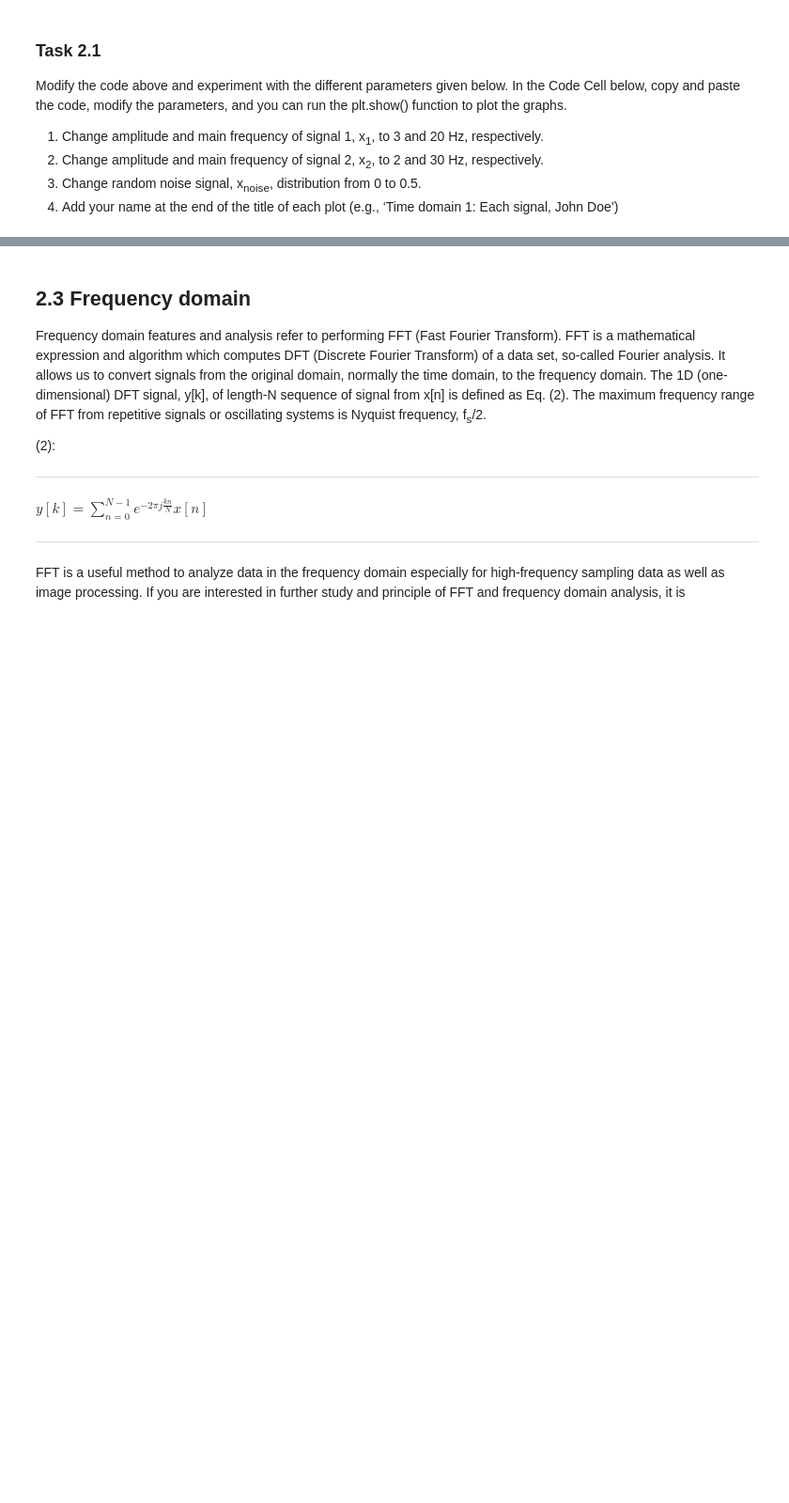
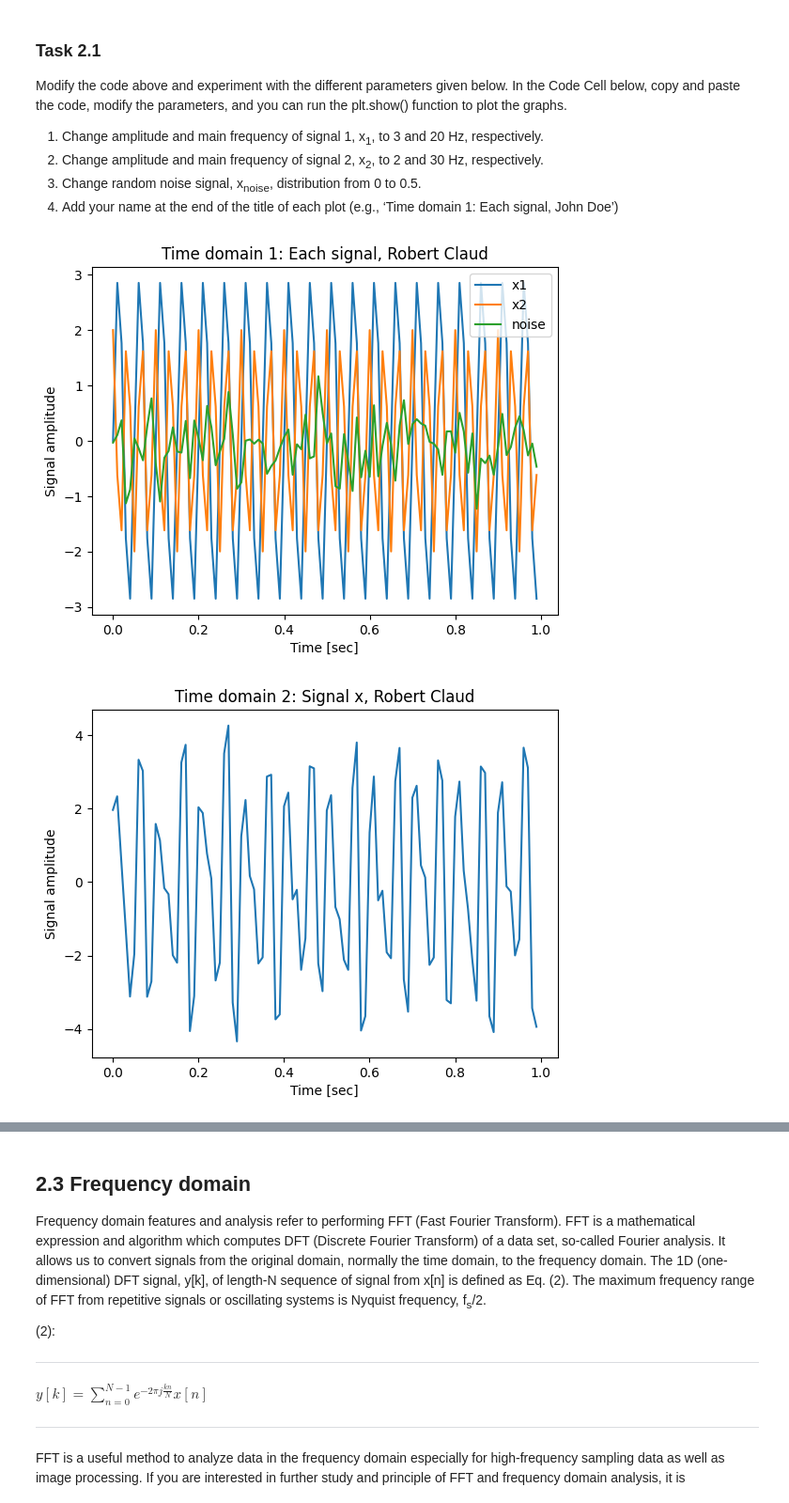
Before and after one commit to rd908213/ME-597-IIoT, a Jupyter notebook: lab/lab2/PL2_Colab2.ipynb, the cells around one changed output, grey strips where cells are left out. Shown at 94% size. Cells and saved outputs as stored; diff of their text form; code cells hidden in the pictures; blank space fills up the shorter version.

```diff
--- a/lab/lab2/PL2_Colab2.ipynb
+++ b/lab/lab2/PL2_Colab2.ipynb
@@ -84,3 +85,46 @@ Modify the code above and experiment with the different parameters given below.
+# %%
+#Write your code here.
+import numpy as np
+import matplotlib
+#matplotlib.use('tkagg')
+import matplotlib.pyplot as plt
+
+fs = 100 # sampling frequency, fs = 100 Hz
+T = 1/fs # sampling period, T = 1/100 [sec^-1]
+N = 100 # number of samples
+
+f1 = 20 # main frequency 1, f1 = 20 Hz
+f2 = 30 # main frequency 2, f2 = 30 Hz
+
+t = np.linspace(0, N*T, N, endpoint=False) # define time vector, t
+x1 = 3 * np.sin(f1 * 2 * np.pi * t) # signal 1, amplitude = 3, frequency = f1
+x2 = 2 * np.cos(f2 * 2 * np.pi * t) # signal 2, amplidue = 2, frequency = f2
+noise = np.random.normal(0,0.5,N) # noise, random value normal distribution from 0 to 0.5
+x =  x1 + x2 + noise # define signal vector, x
+
+# plot each signal
+fig1 = plt.figure(1)
+ax1 = fig1.gca()
+ax1.plot(t, x1)
+ax1.plot(t, x2)
+ax1.plot(t, noise)
+ax1.legend(["x1", "x2", "noise"])
+ax1.set_xlabel("Time [sec]")
+ax1.set_ylabel("Signal amplitude")
+ax1.set_title("Time domain 1: Each signal, Robert Claud")
+
+# plot summation of all signal, output signal x
+fig2 = plt.figure(2)
+ax2 = fig2.gca()
+ax2.plot(t, x)
+ax2.set_xlabel("Time [sec]")
+ax2.set_ylabel("Signal amplitude")
+ax2.set_title("Time domain 2: Signal x, Robert Claud")
+
+plt.show()
+# %% [output]
+[figure, added]
+[figure, added]
 # %% [markdown]
 ## 2.2 Time domain
 
```
Also changed, not shown: parts of 6 cells of this notebook, 4 other files.
